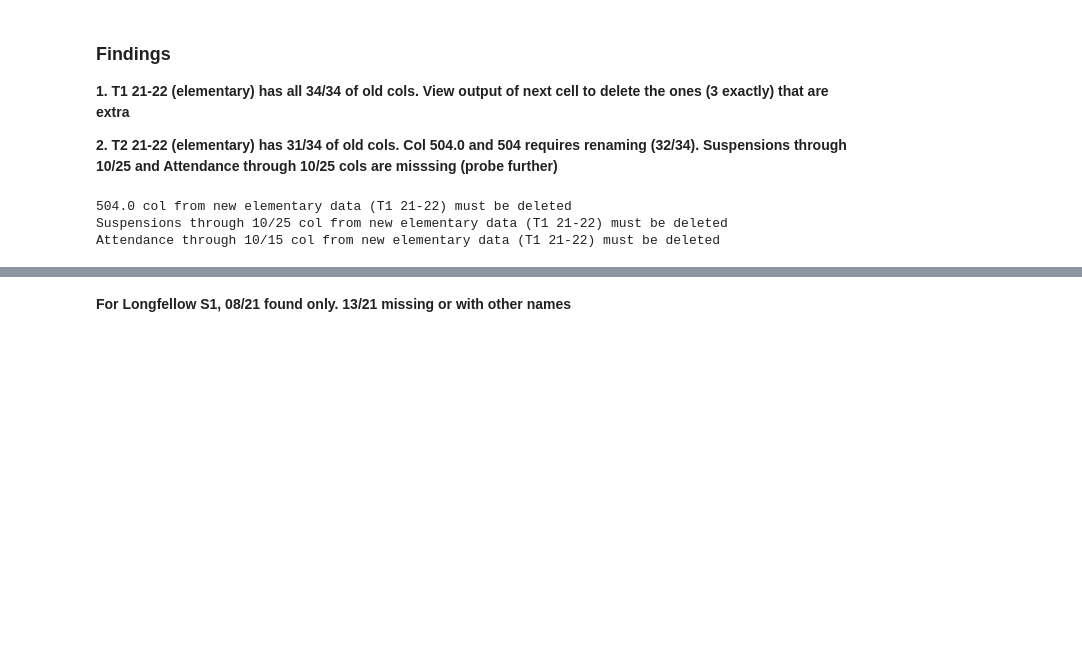
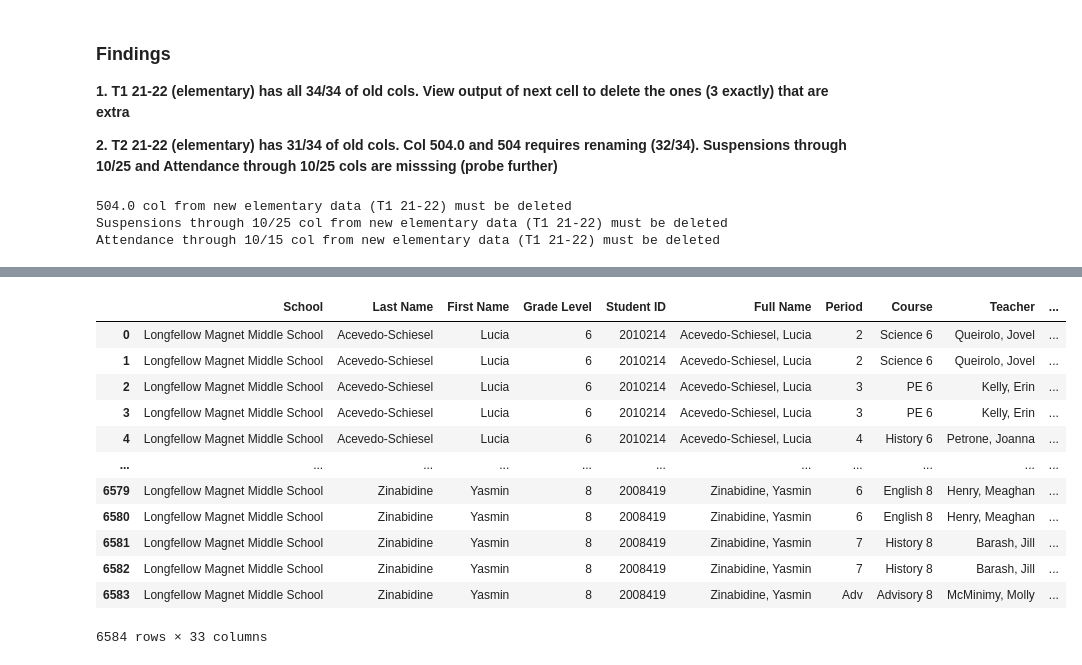
Before and after one commit to hussam95/vincent_eda, a Jupyter notebook: new_old_similarity_check.ipynb, the cells around one changed output, grey strips where cells are left out. Drawn from its saved outputs; the diff is of its cells as text; code cells hidden in the pictures; blank space fills up the shorter version.

```diff
--- a/new_old_similarity_check.ipynb
+++ b/new_old_similarity_check.ipynb
@@ -324,2 +346,20 @@ Ind Study col not found
-# %% [markdown]
-**For Longfellow S1, 08/21 found only. 13/21 missing or with other names**
+# %%
+new_longfellow['Year']='2021-22'
+new_longfellow['Smester']=1
+new_longfellow['Quarter']=2
+# %%
+new_longfellow
+# %% [output]
+|  | School | Last Name | First Name | Grade Level | Student ID | Full Name | Period | Course | Teacher | ... |
+| 0 | Longfellow Magnet Middle School | Acevedo-Schiesel | Lucia | 6 | 2010214 | Acevedo-Schiesel, Lucia | 2 | Science 6 | Queirolo, Jovel | ... |
+| 1 | Longfellow Magnet Middle School | Acevedo-Schiesel | Lucia | 6 | 2010214 | Acevedo-Schiesel, Lucia | 2 | Science 6 | Queirolo, Jovel | ... |
+| 2 | Longfellow Magnet Middle School | Acevedo-Schiesel | Lucia | 6 | 2010214 | Acevedo-Schiesel, Lucia | 3 | PE 6 | Kelly, Erin | ... |
+| 3 | Longfellow Magnet Middle School | Acevedo-Schiesel | Lucia | 6 | 2010214 | Acevedo-Schiesel, Lucia | 3 | PE 6 | Kelly, Erin | ... |
+| 4 | Longfellow Magnet Middle School | Acevedo-Schiesel | Lucia | 6 | 2010214 | Acevedo-Schiesel, Lucia | 4 | History 6 | Petrone, Joanna | ... |
+| ... | ... | ... | ... | ... | ... | ... | ... | ... | ... | ... |
+| 6579 | Longfellow Magnet Middle School | Zinabidine | Yasmin | 8 | 2008419 | Zinabidine, Yasmin | 6 | English 8 | Henry, Meaghan | ... |
+| 6580 | Longfellow Magnet Middle School | Zinabidine | Yasmin | 8 | 2008419 | Zinabidine, Yasmin | 6 | English 8 | Henry, Meaghan | ... |
+| 6581 | Longfellow Magnet Middle School | Zinabidine | Yasmin | 8 | 2008419 | Zinabidine, Yasmin | 7 | History 8 | Barash, Jill | ... |
+| 6582 | Longfellow Magnet Middle School | Zinabidine | Yasmin | 8 | 2008419 | Zinabidine, Yasmin | 7 | History 8 | Barash, Jill | ... |
+| 6583 | Longfellow Magnet Middle School | Zinabidine | Yasmin | 8 | 2008419 | Zinabidine, Yasmin | Adv | Advisory 8 | McMinimy, Molly | ... |
+6584 rows × 33 columns
```
Also changed, not shown: parts of 126 cells of this notebook.
